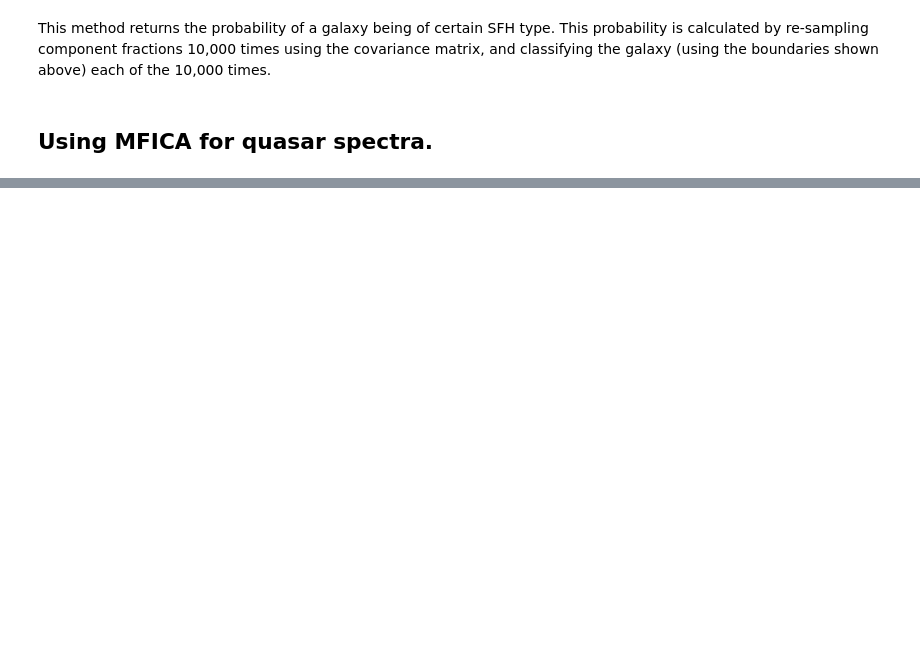
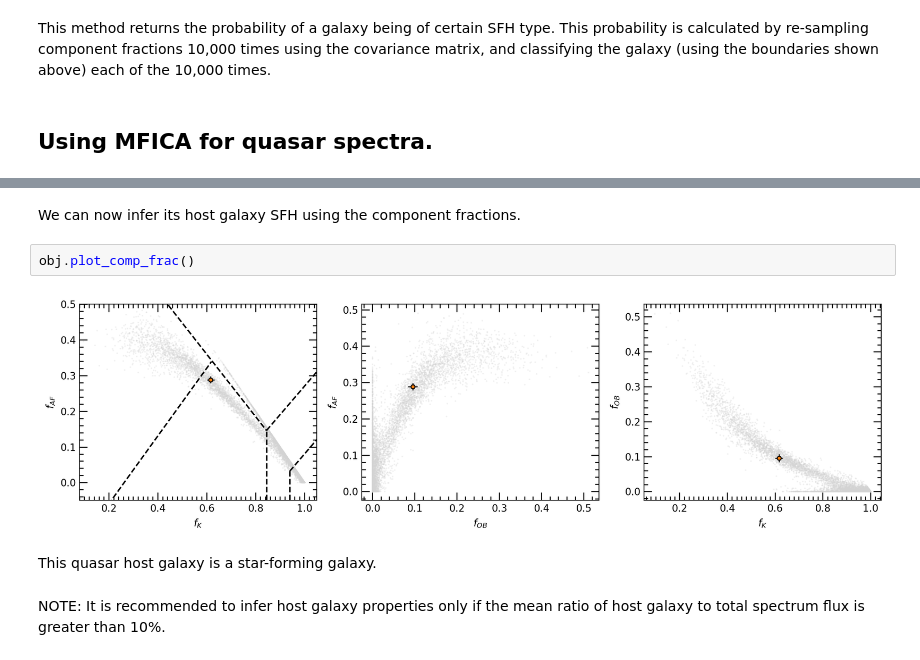
Before and after one commit to SahyadriDK/MFICA, a Jupyter notebook: example.ipynb, the cells around one changed output, grey strips where cells are left out. Cells and saved outputs as stored; diff of their text form; blank space fills up the shorter version.

```diff
--- a/example.ipynb
+++ b/example.ipynb
@@ -277,0 +303,10 @@ This method returns the probability of a galaxy being of certain SFH type. This
+# %% [markdown]
+We can now infer its host galaxy SFH using the component fractions.
+# %%
+obj.plot_comp_frac()
+# %% [output]
+[figure, added]
+# %% [markdown]
+This quasar host galaxy is a star-forming galaxy.
+# %% [markdown]
+NOTE: It is recommended to infer host galaxy properties only if the mean ratio of host galaxy to total spectrum flux is greater than 10%.
```
Also changed, not shown: parts of 7 cells of this notebook, 7 other files.
